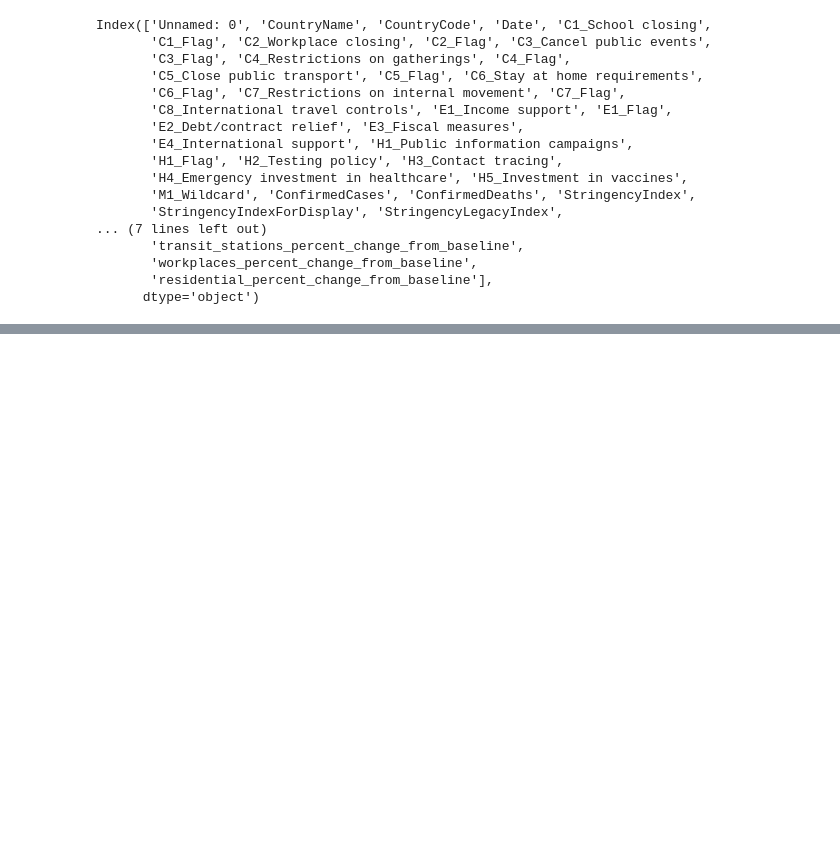
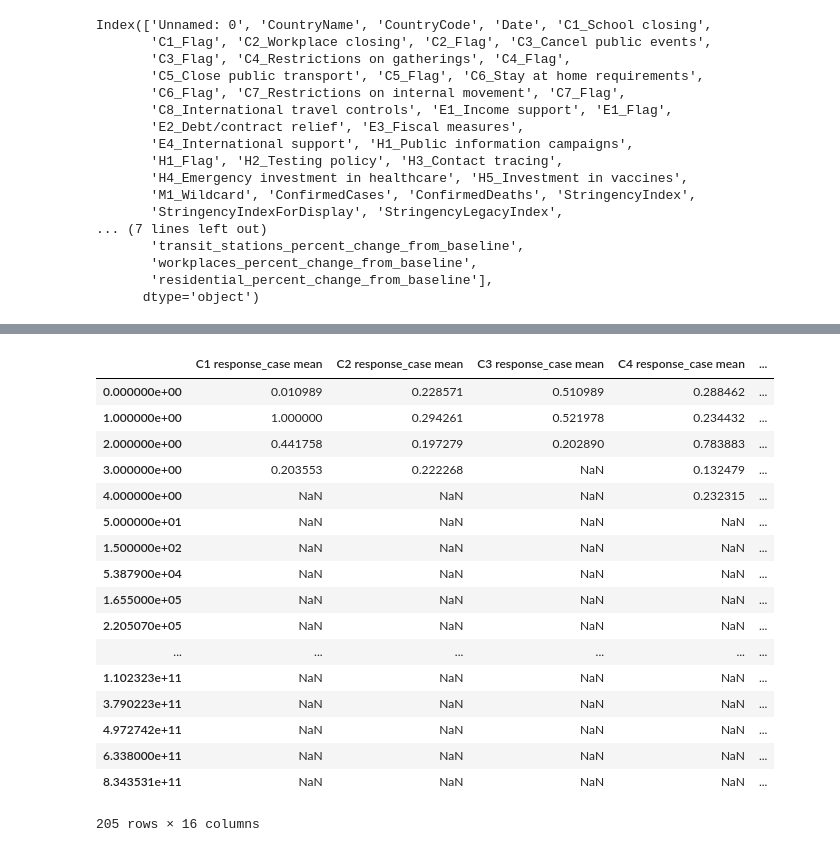
Before and after one commit to thomasundo2/covid-policy-analysis, a Jupyter notebook: gr_dec_analysis/gr_dec_analysis.ipynb, the cells around one changed output, grey strips where cells are left out. Drawn from its saved outputs; the diff is of its cells as text; code cells hidden in the pictures; blank space fills up the shorter version.

```diff
--- a/gr_dec_analysis/gr_dec_analysis.ipynb
+++ b/gr_dec_analysis/gr_dec_analysis.ipynb
@@ -298,0 +259,28 @@ for policy in policies:
+# %%
+C1 = pd.read_csv('C1.csv')
+C2 = pd.read_csv('C2.csv')
+C3 = pd.read_csv('C3.csv')
+C4 = pd.read_csv('C4.csv')
+C5 = pd.read_csv('C5.csv')
+C6 = pd.read_csv('C6.csv')
+C7 = pd.read_csv('C7.csv')
+C8 = pd.read_csv('C8.csv')
+
+E1 = pd.read_csv('E1.csv')
+E2 = pd.read_csv('E2.csv')
+E3 = pd.read_csv('E3.csv')
+E4 = pd.read_csv('E4.csv')
+
+H1 = pd.read_csv('H1.csv')
+H2 = pd.read_csv('H2.csv')
+H3 = pd.read_csv('H3.csv')
+H4 = pd.read_csv('H4.csv')
+
+datasets = [C1, C2, C3, C4, C5, C6, C7, C8, E1, E2, E3, E4, H1, H2, H3, H4]
+datasets_str = ['C1', 'C2', 'C3', 'C4', 'C5', 'C6', 'C7', 'C8', 'E1', 'E2', 'E3', 'E4', 'H1', 'H2', 'H3', 'H4']
+# %%
+for x in range(len(datasets)):
+    datasets[x] = datasets[x].rename(columns={'response_case mean': datasets_str[x] + ' response_case mean'})
+    datasets[x] = datasets[x].fillna(0)
+    datasets[x] = datasets[x].set_index(datasets_str[x])
+    print(datasets[x])
@@ -298,0 +305,22 @@ for policy in policies:
+# %%
+aggregation = pd.concat(datasets, axis=1)
+aggregation
+# %% [output]
+|  | C1 response_case mean | C2 response_case mean | C3 response_case mean | C4 response_case mean | ... |
+| 0.000000e+00 | 0.010989 | 0.228571 | 0.510989 | 0.288462 | ... |
+| 1.000000e+00 | 1.000000 | 0.294261 | 0.521978 | 0.234432 | ... |
+| 2.000000e+00 | 0.441758 | 0.197279 | 0.202890 | 0.783883 | ... |
+| 3.000000e+00 | 0.203553 | 0.222268 | NaN | 0.132479 | ... |
+| 4.000000e+00 | NaN | NaN | NaN | 0.232315 | ... |
+| 5.000000e+01 | NaN | NaN | NaN | NaN | ... |
+| 1.500000e+02 | NaN | NaN | NaN | NaN | ... |
+| 5.387900e+04 | NaN | NaN | NaN | NaN | ... |
+| 1.655000e+05 | NaN | NaN | NaN | NaN | ... |
+| 2.205070e+05 | NaN | NaN | NaN | NaN | ... |
+| ... | ... | ... | ... | ... | ... |
+| 1.102323e+11 | NaN | NaN | NaN | NaN | ... |
+| 3.790223e+11 | NaN | NaN | NaN | NaN | ... |
+| 4.972742e+11 | NaN | NaN | NaN | NaN | ... |
+| 6.338000e+11 | NaN | NaN | NaN | NaN | ... |
+| 8.343531e+11 | NaN | NaN | NaN | NaN | ... |
+205 rows × 16 columns
```
Also changed, not shown: parts of 11 cells of this notebook, 2 other files.
